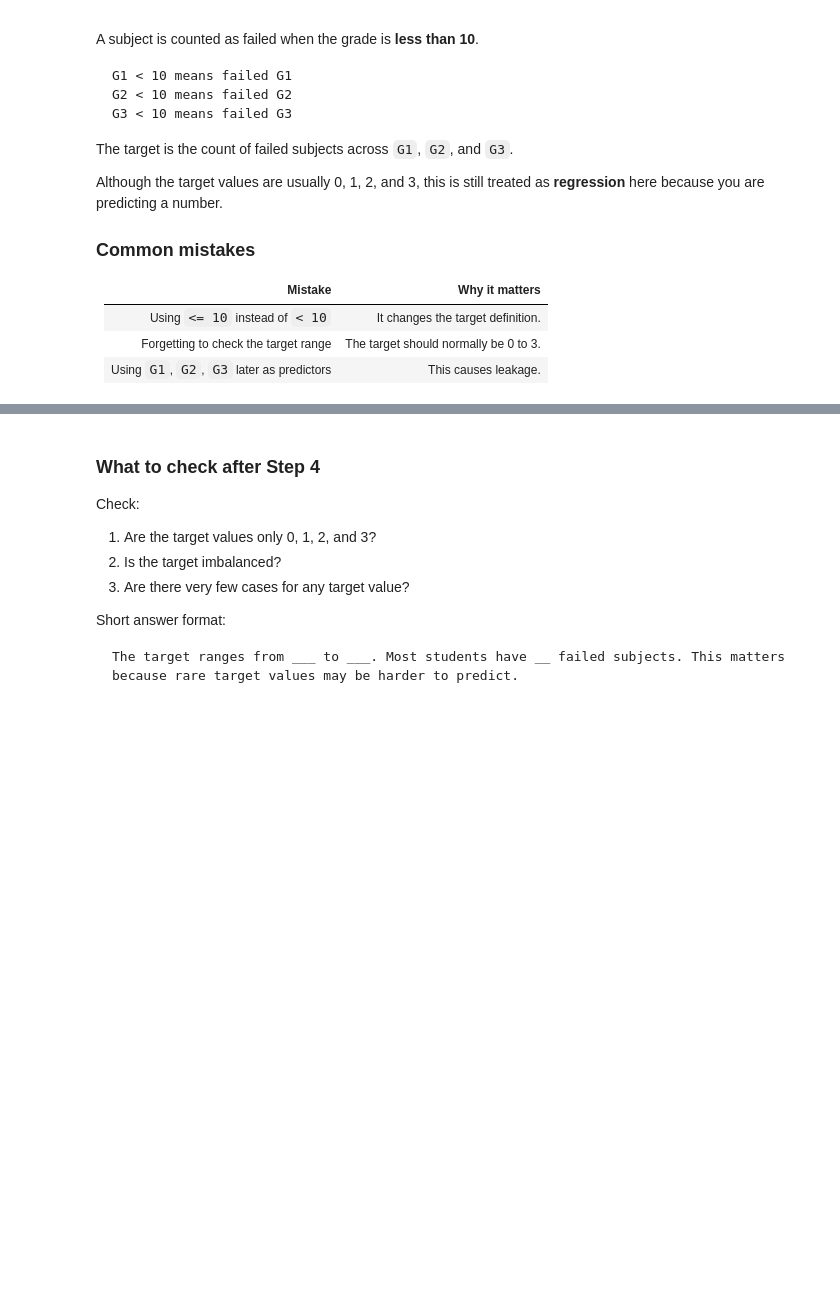
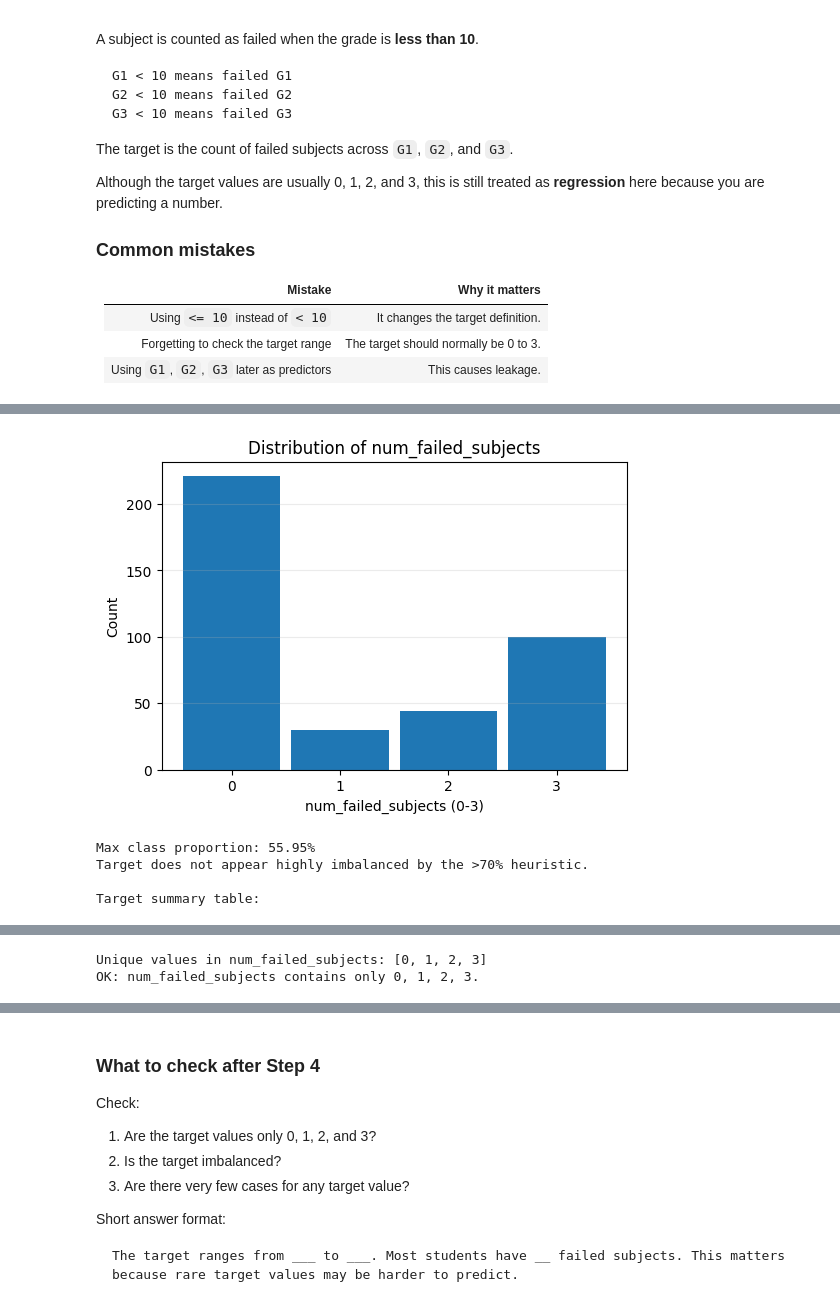
Before and after one commit to miffylim2308/ADALL_github, a Jupyter notebook: ADALL_Week5_Model_Eval_Practical_Test_Revision_v2(ANNIE).ipynb, the cells around one changed output, grey strips where cells are left out. Cells and saved outputs as stored; diff of their text form; code cells hidden in the pictures; blank space fills up the shorter version.

```diff
--- a/ADALL_Week5_Model_Eval_Practical_Test_Revision_v2(ANNIE).ipynb
+++ b/ADALL_Week5_Model_Eval_Practical_Test_Revision_v2(ANNIE).ipynb
@@ -569,0 +418,73 @@ Although the target values are usually 0, 1, 2, and 3, this is still treated as
+# %%
+# ANNIE's RESPONSE for Step 4
+import pandas as pd
+import numpy as np
+import matplotlib.pyplot as plt
+import seaborn as sns
+
+# --- Create target: number of failed subjects across G1, G2, G3 ---
+# A subject is failed if grade < 10
+# Target (num_failed_subjects) = count of failures among G1, G2, G3
+
+df = df.copy()
+
+df["num_failed_subjects"] = (
+    (df["G1"] < 10).astype(int) +
+    (df["G2"] < 10).astype(int) +
+    (df["G3"] < 10).astype(int)
+)
+
+# --- 1) Show G1, G2, G3 and target for first 10 students ---
+display(df[["G1", "G2", "G3", "num_failed_subjects"]].head(10))
+
+# --- 2) Summarize number of students with target = 0, 1, 2, 3 ---
+counts = df["num_failed_subjects"].value_counts().sort_index()
+counts = counts.reindex([0, 1, 2, 3], fill_value=0)
+print("Counts by num_failed_subjects:")
+print(counts)
+
+# --- 3) Check proportion (%) of students with target = 0, 1, 2, 3 ---
+proportions = (counts / len(df) * 100).round(2)
+print("\nProportion (%) by num_failed_subjects:")
+print(proportions)
+
+# --- 4) Visualize target distribution using histogram (x=target, y=count) ---
+import matplotlib.pyplot as plt
+
+plt.figure(figsize=(6,4))
+plt.hist(df["num_failed_subjects"], bins=[-0.5, 0.5, 1.5, 2.5, 3.5], rwidth=0.9)
+plt.xticks([0, 1, 2, 3])
+plt.xlabel("num_failed_subjects (0-3)")
+plt.ylabel("Count")
+plt.title("Distribution of num_failed_subjects")
+plt.grid(axis="y", alpha=0.25)
+plt.show()
+
+# --- 5) Check if target is imbalanced ---
+# Simple heuristic: max class share is very high (e.g., > 70%)
+max_class_share = proportions.max()
+print(f"\nMax class proportion: {max_class_share:.2f}%")
+if max_class_share > 70:
+    print("Target appears imbalanced (one class dominates > 70%).")
+else:
+    print("Target does not appear highly imbalanced by the >70% heuristic.")
+
+# Also show the % table clearly
+summary_table = pd.DataFrame({
+    "count": counts,
+    "proportion_%": proportions
+})
+print("\nTarget summary table:")
+display(summary_table)
+
+# --- 6) Ensure target is only 0, 1, 2 or 3 ---
+unique_vals = sorted(df["num_failed_subjects"].unique().tolist())
+print("\nUnique values in num_failed_subjects:", unique_vals)
+
+valid_values = set([0, 1, 2, 3])
+if not set(unique_vals).issubset(valid_values):
+    bad = [v for v in unique_vals if v not in valid_values]
+    raise ValueError(f"num_failed_subjects contains invalid values: {bad}")
+else:
+    print("OK: num_failed_subjects contains only 0, 1, 2, 3.")
+# %% [output]
@@ -569,0 +517,5 @@ Although the target values are usually 0, 1, 2, and 3, this is still treated as
+[figure, added]
+Max class proportion: 55.95%
+Target does not appear highly imbalanced by the >70% heuristic.
+
+Target summary table:
@@ -570,3 +528,5 @@ Although the target values are usually 0, 1, 2, and 3, this is still treated as
+Unique values in num_failed_subjects: [0, 1, 2, 3]
+OK: num_failed_subjects contains only 0, 1, 2, 3.
 # %%
 grade_cols = ["G1", "G2", "G3"]
 
```
Also changed, not shown: parts of 9 cells of this notebook.
